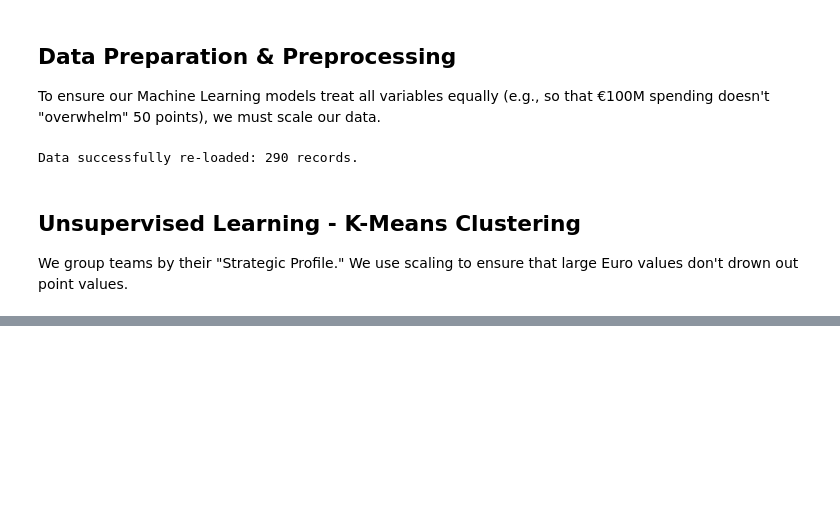
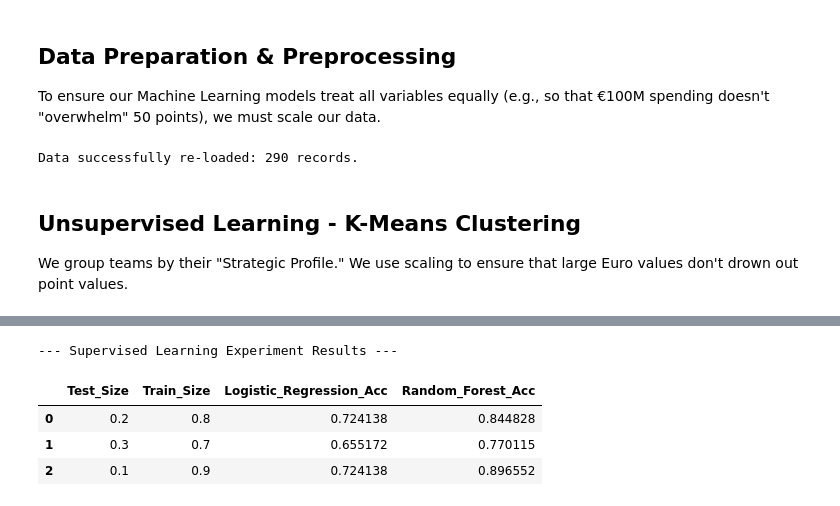
Before and after one commit to minhsang-03/project, a Jupyter notebook: notebooks/02_advanced_analytics_and_predictive_modelling.ipynb, the cells around one changed output, grey strips where cells are left out. Saved outputs shown, nothing was run; the diff lists cells and outputs as text; code cells hidden in the pictures; blank space fills up the shorter version.

```diff
--- a/notebooks/02_advanced_analytics_and_predictive_modelling.ipynb
+++ b/notebooks/02_advanced_analytics_and_predictive_modelling.ipynb
@@ -71,0 +83,38 @@ plt.show()
+# %%
+# Define Features (X) and Target (y)
+# We exclude 'points' to avoid 'Data Leakage'
+X = df[['stadium_capacity', 'transfer_spend_euro', 'net_transfer_spend_euro', 'cost_per_goal_m_euro']]
+y = df['is_top_5']
+
+test_ratios = [0.2, 0.3, 0.1]
+results = []
+
+for ratio in test_ratios:
+    X_train, X_test, y_train, y_test = train_test_split(X, y, test_size=ratio, random_state=42)
+
+    # Model A: Logistic Regression
+    lr = LogisticRegression(max_iter=1000)
+    lr.fit(X_train, y_train)
+    lr_acc = accuracy_score(y_test, lr.predict(X_test))
+
+    # Model B: Random Forest (Alternative Model)
+    rf = RandomForestClassifier(n_estimators=100, random_state=42)
+    rf.fit(X_train, y_train)
+    rf_acc = accuracy_score(y_test, rf.predict(X_test))
+
+    results.append({
+        'Test_Size': ratio,
+        'Train_Size': 1-ratio,
+        'Logistic_Regression_Acc': lr_acc,
+        'Random_Forest_Acc': rf_acc
+    })
+
+results_df = pd.DataFrame(results)
+print("--- Supervised Learning Experiment Results ---")
+display(results_df)
+# %% [output]
+--- Supervised Learning Experiment Results ---
+|  | Test_Size | Train_Size | Logistic_Regression_Acc | Random_Forest_Acc |
+| 0 | 0.2 | 0.8 | 0.724138 | 0.844828 |
+| 1 | 0.3 | 0.7 | 0.655172 | 0.770115 |
+| 2 | 0.1 | 0.9 | 0.724138 | 0.896552 |
```
Also changed, not shown: parts of 6 cells of this notebook.
